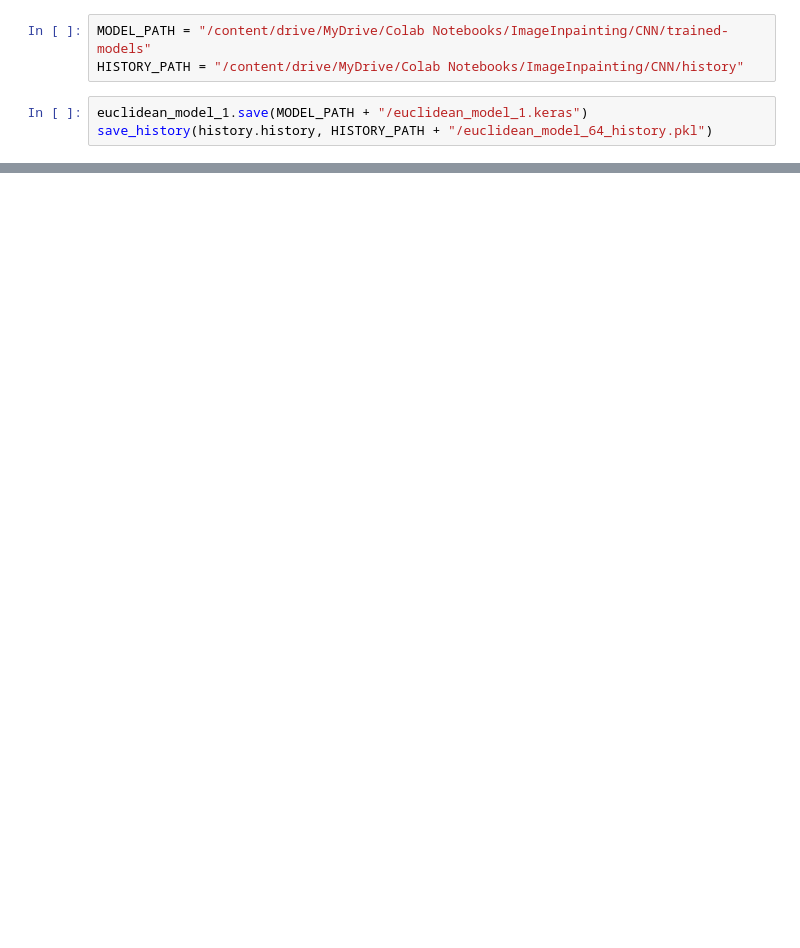
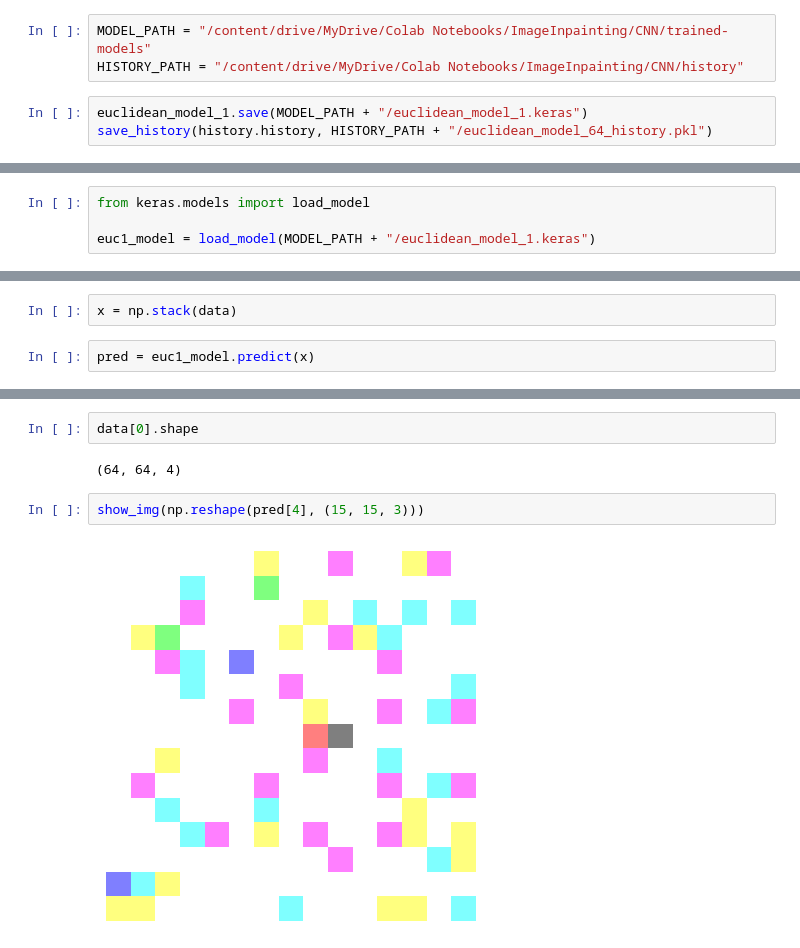
Before and after one commit to BoKna031/Image_inpainting, a Jupyter notebook: Image_inpainting.ipynb, the cells around one changed output, grey strips where cells are left out. Saved outputs shown, nothing was run; the diff lists cells and outputs as text; blank space fills up the shorter version.

```diff
--- a/Image_inpainting.ipynb
+++ b/Image_inpainting.ipynb
@@ -316,0 +334,4 @@ save_history(history.history, HISTORY_PATH + "/euclidean_model_64_history.pkl")
+# %%
+from keras.models import load_model
+
+euc1_model = load_model(MODEL_PATH + "/euclidean_model_1.keras")
@@ -316,0 +367,4 @@ save_history(history.history, HISTORY_PATH + "/euclidean_model_64_history.pkl")
+# %%
+x = np.stack(data)
+# %%
+pred = euc1_model.predict(x)
@@ -316,0 +373,8 @@ save_history(history.history, HISTORY_PATH + "/euclidean_model_64_history.pkl")
+# %%
+data[0].shape
+# %% [output]
+(64, 64, 4)
+# %%
+show_img(np.reshape(pred[4], (15, 15, 3)))
+# %% [output]
+[figure, added]
```
Also changed, not shown: parts of 21 cells of this notebook.
